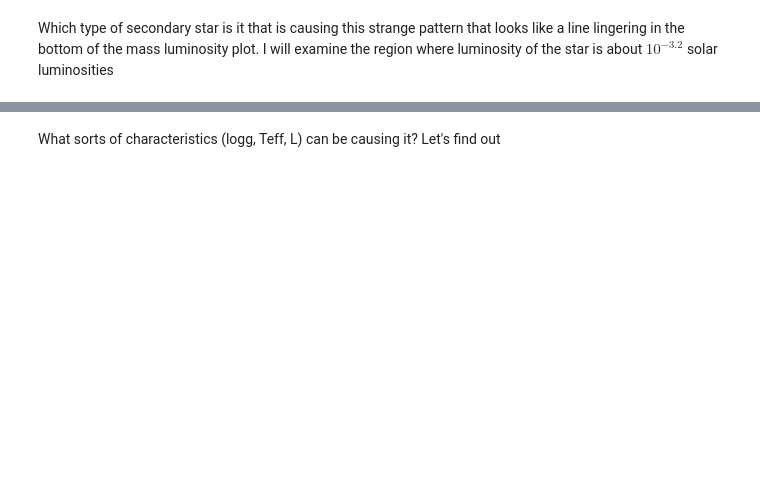
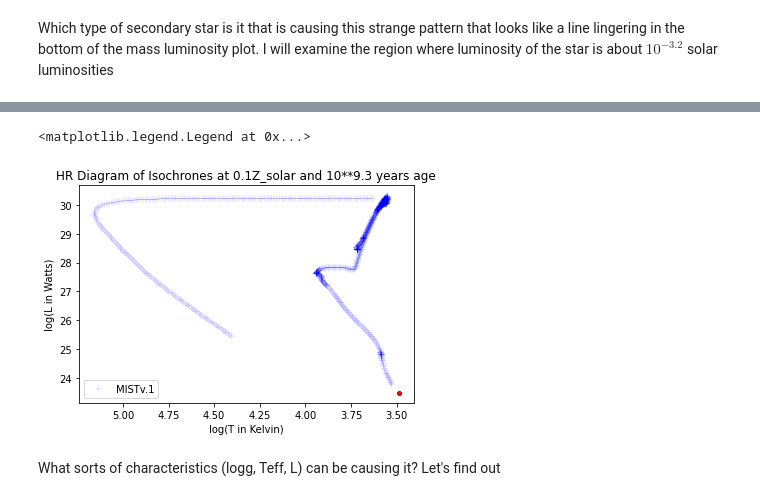
Before and after one commit to astropy/SPISEA, a Jupyter notebook: Test_Plots/Debugging the SPISEA isochrone at 0.1 * solar metallicity 10**9.3 years old-Low-Met.ipynb, the cells around one changed output, grey strips where cells are left out. Saved outputs shown, nothing was run; the diff lists cells and outputs as text; code cells hidden in the pictures; blank space fills up the shorter version.

```diff
--- a/Test_Plots/Debugging the SPISEA isochrone at 0.1 * solar metallicity 10**9.3 years old-Low-Met.ipynb
+++ b/Test_Plots/Debugging the SPISEA isochrone at 0.1 * solar metallicity 10**9.3 years old-Low-Met.ipynb
@@ -284,6 +315,7 @@ plt.legend()
 # %% [markdown]
 Which type of secondary star is it that is causing this strange pattern that looks like a line lingering in the bottom of the mass luminosity plot. I will examine the region where luminosity of the star is about $10^{-3.2}$ solar luminosities
 # %%
-bad_line = iso1.primaries[np.where((np.log10(iso1.primaries["L"]/cs.L_sun)<0.10) & (np.log10(iso1.primaries["L"]/cs.L_sun)>-0.10))[0]]
+bad_line = iso1.primaries[np.where((np.log10(iso1.primaries["L"]/cs.L_sun)<-2.5) &
+                                   (np.log10(iso1.primaries["L"]/cs.L_sun)>=-3.3))[0]]
 # %%
 bad_line
@@ -290,3 +343,17 @@ bad_line
+# %%
+# Plotting HR diagrams
+import matplotlib.pyplot as plt
+bad_line2 = bad_line[np.where(bad_line['phase']==5)[0]]
+plt.plot(np.log10(bad_line2['Teff']), np.log10(bad_line2["L"]), "r.", alpha =0.3)
+plt.plot(np.log10(iso2.points['Teff']), np.log10(iso2.points["L"]), "b+", label="MISTv.1", alpha =0.1)
+plt.xlabel("log(T in Kelvin)")
+plt.ylabel("log(L in Watts)")
+plt.title("HR Diagram of Isochrones at 0.1Z_solar and 10**9.3 years age")
+plt.gca().invert_xaxis()
+plt.legend()
+# %% [output]
+<matplotlib.legend.Legend at 0x...>
+[figure, added]
 # %% [markdown]
 What sorts of characteristics (logg, Teff, L) can be causing it? Let's find out
 # %%
```
Also changed, not shown: parts of 39 cells of this notebook, 9 other files.
